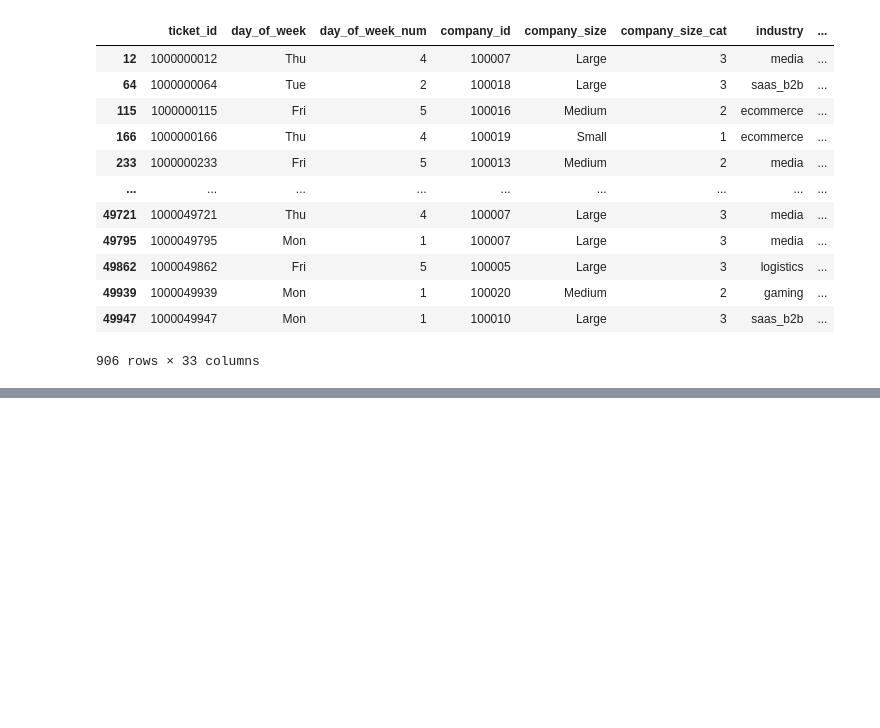
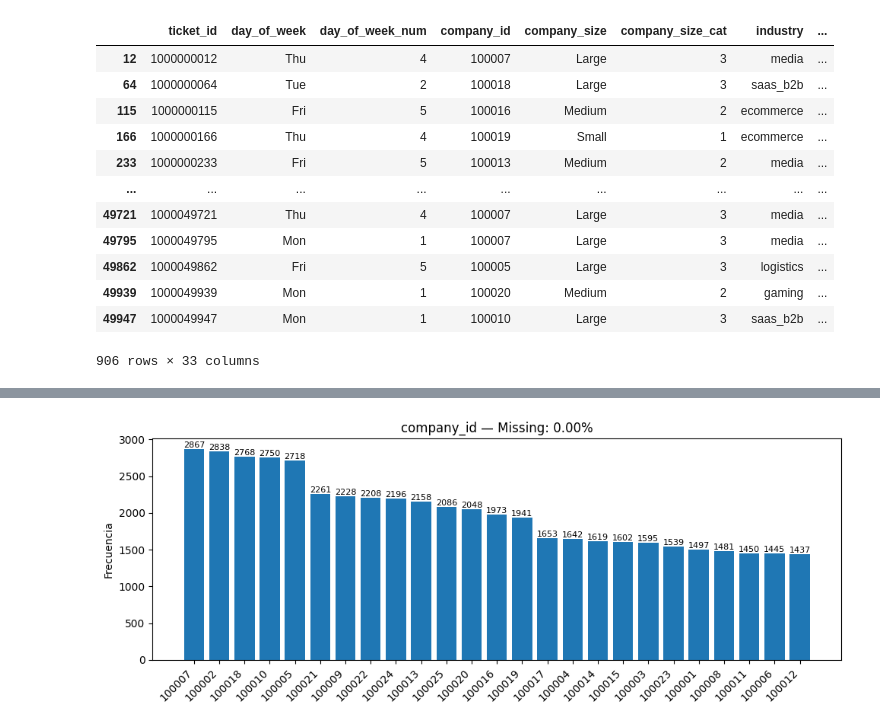
Before and after one commit to mmcuervo/ExamMLcategorias, a Jupyter notebook: 01_eda.ipynb, the cells around one changed output, grey strips where cells are left out. Saved outputs shown, nothing was run; the diff lists cells and outputs as text; code cells hidden in the pictures; blank space fills up the shorter version.

```diff
--- a/01_eda.ipynb
+++ b/01_eda.ipynb
@@ -71,11 +275,11 @@ display(rows_with_nulls)
 # %%
-#Cuento los diferentes niveles en las diferentes columnas categóricas
-cols_cat=['day_of_week','company_size','industry','customer_tier','region','product_area',
+#10 Cuento los diferentes niveles en las diferentes columnas categóricas
+cols_cat=['day_of_week','company_id','company_size','industry','customer_tier','region','product_area',
           'booking_channel','reported_by_role','customer_sentiment','priority']
 for col in cols_cat:
   print(f'Columna {col}:{df[col].nunique()} subcategorias')
 
-for col in cols_cat:
-  print(df[col].value_counts())
+#for col in cols_cat:
+ # print(df[col].value_counts())
 # %% [output]
 Columna day_of_week:7 subcategorias
@@ -181,0 +300,81 @@ dtype: float64
+# %%
+# 11 BLOQUE 1 — FRECUENCIAS (una gráfica por COLUMNA)
+
+
+# Col a analizar de forma independeinte
+cols_simple = [
+    "company_id", "org_users", "past_30d_tickets", "past_90d_incidents",
+    "customers_affected", "downtime_min",
+    "payment_impact_flag", "security_incident_flag", "data_loss_flag", "has_runbook",
+    "description_length","error_rate_pct", "priority"
+]
+
+def _prep_series_for_counts(s: pd.Series):
+    """Devuelve serie como str (para etiquetas), con NaN->'Missing'."""
+    if isinstance(s.dtype, pd.CategoricalDtype):
+        s = s.astype("object")
+    return s.fillna("Missing")
+
+def plot_value_counts(df, col, max_bars=60, annotate_if_leq=40):
+    """
+    Barra de frecuencias para 'col'.
+    - Si hay demasiadas categorías, muestra las top 'max_bars' (no agrega 'Other').
+    - Resalta la etiqueta 0 (o '0') en rojo si existe.
+    - Muestra % de Missing y % de ceros en el título (si aplica).
+    """
+    if col not in df.columns:
+        print(f" Columna no encontrada: {col}")
+        return
+
+    s_raw = df[col]
+    s = _prep_series_for_counts(s_raw)
+
+    # Conteos con Missing explícito
+    vc = s.value_counts(dropna=False)
+
+    # Estadísticas para el título
+    n = len(s)
+    pct_missing = (s_raw.isna().mean() * 100) if hasattr(s_raw, "isna") else 0
+    # Conteo de ceros reales (solo cuando el dtype original puede tener ceros significativos)
+    zero_mask = None
+    try:
+        zero_mask = (pd.to_numeric(s_raw, errors="coerce") == 0)
+        pct_zero = (zero_mask.fillna(False).mean() * 100)
+    except Exception:
+        pct_zero = 0.0
+
+    # Limitar a top max_bars si hay demasiadas categorías (sin "Other")
+    if len(vc) > max_bars:
+        print(f"ℹ️ {col}: {len(vc)} categorías. Se muestran las top {max_bars}.")
+        vc = vc.head(max_bars)
+
+    # Preparar colores (resaltar '0')
+    labels = vc.index.astype(str)
+    colors = ["tab:blue"] * len(vc)
+    for i, lab in enumerate(labels):
+        if lab.strip() in {"0", "0.0"}:
+            colors[i] = "tab:red"
+
+    # Plot
+    plt.figure(figsize=(10, 4))
+    plt.bar(range(len(vc)), vc.values, color=colors, edgecolor="none")
+    plt.xticks(range(len(vc)), labels, rotation=45, ha="right")
+    plt.ylabel("Frecuencia")
+    ttl = f"{col} — Missing: {pct_missing:.2f}%"
+    # Solo mostramos % de cero si tiene sentido (si existe algún 0)
+    if (zero_mask is not None) and (pd.to_numeric(s_raw, errors="coerce") == 0).any():
+        ttl += f" | Valor 0: {pct_zero:.2f}%"
+    plt.title(ttl)
+    plt.tight_layout()
+
+    # Anotar valores si hay pocas barras
+    if len(vc) <= annotate_if_leq:
+        for i, v in enumerate(vc.values):
+            plt.text(i, v, str(int(v)), ha="center", va="bottom", fontsize=8)
+    plt.show()
+
+# Ejecutar para cada columna solicitada
+for c in cols_simple:
+    plot_value_counts(dc, c, max_bars=60, annotate_if_leq=40)
+# %% [output]
+[figure, added]
```
Also changed, not shown: parts of 42 cells of this notebook.
